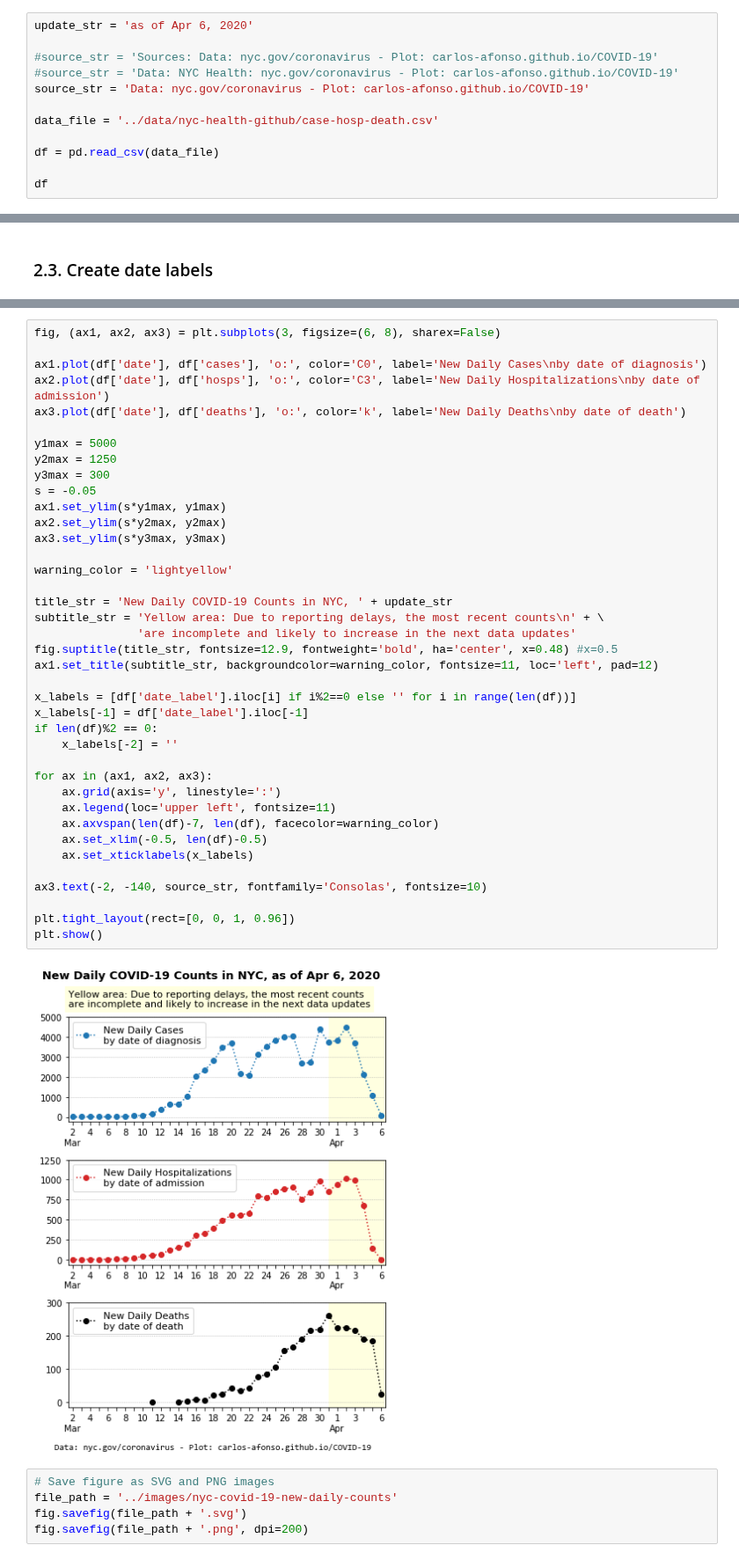
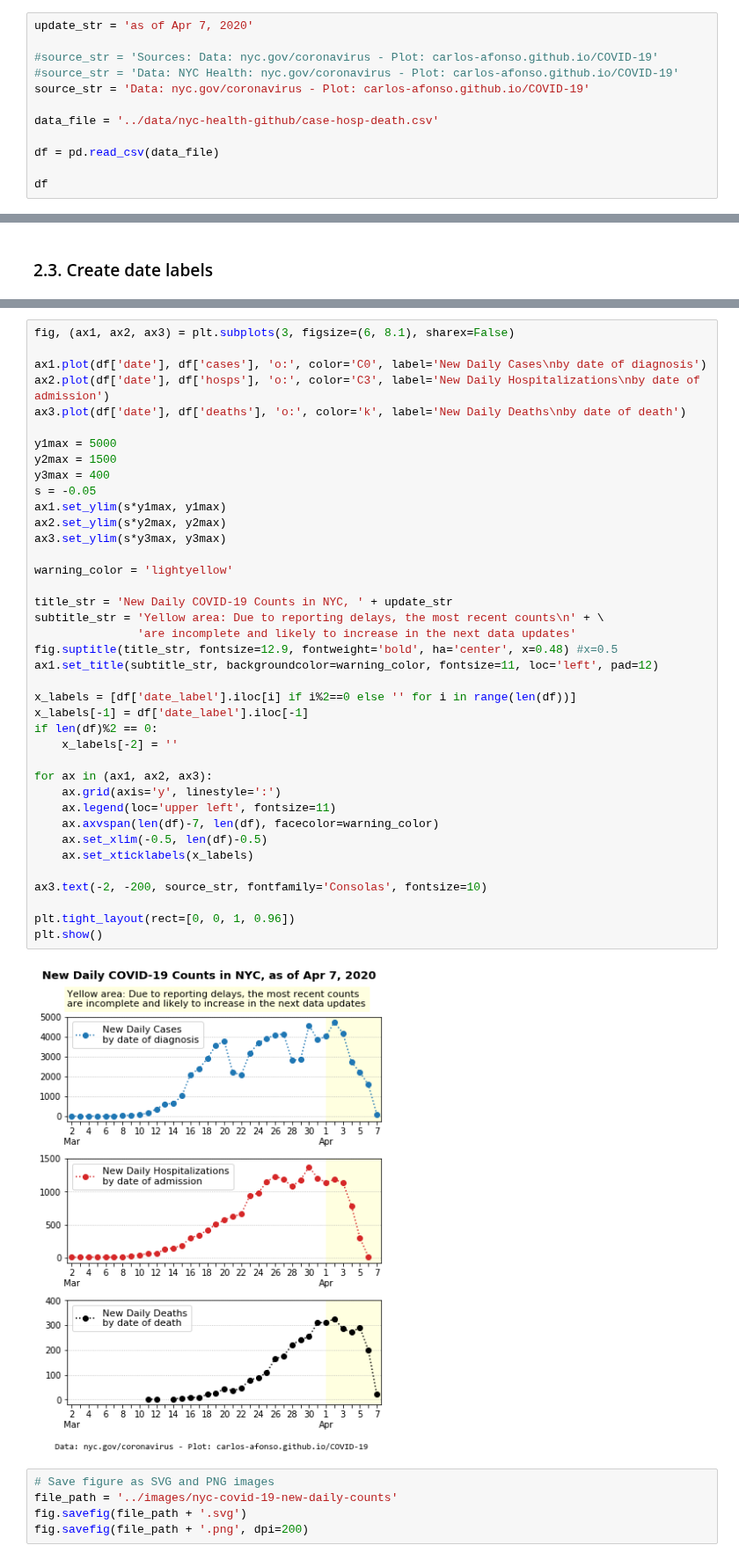
Before and after one commit to carlos-afonso/COVID-19, a Jupyter notebook: notebooks/nyc-covid-19-new-daily-counts.ipynb, the cells around one changed output, grey strips where cells are left out. Shown at 88% size. Drawn from its saved outputs; the diff is of its cells as text.

Commit message:
Updates NYC plot

```diff
--- a/notebooks/nyc-covid-19-new-daily-counts.ipynb
+++ b/notebooks/nyc-covid-19-new-daily-counts.ipynb
@@ -21,7 +21,7 @@ Data notes from the data source [https://github.com/nychealth/coronavirus-data]:
 >
 > Because of delays in reporting, the most recent data may be incomplete. Data shown currently will be updated in the future as new cases, hospitalizations, and deaths are reported.
 # %%
-update_str = 'as of Apr 6, 2020'
+update_str = 'as of Apr 7, 2020'
 
 #source_str = 'Sources: Data: nyc.gov/coronavirus - Plot: carlos-afonso.github.io/COVID-19'
 #source_str = 'Data: NYC Health: nyc.gov/coronavirus - Plot: carlos-afonso.github.io/COVID-19'
@@ -157,44 +157,44 @@ df
 # %%
-fig, (ax1, ax2, ax3) = plt.subplots(3, figsize=(6, 8), sharex=False)
+fig, (ax1, ax2, ax3) = plt.subplots(3, figsize=(6, 8.1), sharex=False)
 
 ax1.plot(df['date'], df['cases'], 'o:', color='C0', label='New Daily Cases\nby date of diagnosis')
 ax2.plot(df['date'], df['hosps'], 'o:', color='C3', label='New Daily Hospitalizations\nby date of admission')
 ax3.plot(df['date'], df['deaths'], 'o:', color='k', label='New Daily Deaths\nby date of death')
 
 y1max = 5000
-y2max = 1250
-y3max = 300
+y2max = 1500
+y3max = 400
 s = -0.05
 ax1.set_ylim(s*y1max, y1max)
 ax2.set_ylim(s*y2max, y2max)
 ax3.set_ylim(s*y3max, y3max)
 
 warning_color = 'lightyellow'
 
 title_str = 'New Daily COVID-19 Counts in NYC, ' + update_str
 subtitle_str = 'Yellow area: Due to reporting delays, the most recent counts\n' + \
                'are incomplete and likely to increase in the next data updates'
 fig.suptitle(title_str, fontsize=12.9, fontweight='bold', ha='center', x=0.48) #x=0.5
 ax1.set_title(subtitle_str, backgroundcolor=warning_color, fontsize=11, loc='left', pad=12)
 
 x_labels = [df['date_label'].iloc[i] if i%2==0 else '' for i in range(len(df))]
 x_labels[-1] = df['date_label'].iloc[-1]
 if len(df)%2 == 0:
     x_labels[-2] = ''
 
 for ax in (ax1, ax2, ax3):
     ax.grid(axis='y', linestyle=':')
     ax.legend(loc='upper left', fontsize=11)
     ax.axvspan(len(df)-7, len(df), facecolor=warning_color)
     ax.set_xlim(-0.5, len(df)-0.5)
     ax.set_xticklabels(x_labels)
 
-ax3.text(-2, -140, source_str, fontfamily='Consolas', fontsize=10)
+ax3.text(-2, -200, source_str, fontfamily='Consolas', fontsize=10)
 
 plt.tight_layout(rect=[0, 0, 1, 0.96])
 plt.show()
 # %% [output]
-[figure, old version]
+[figure, new version]
 # %%
 # Save figure as SVG and PNG images
 file_path = '../images/nyc-covid-19-new-daily-counts'
```
Also changed, not shown: parts of 5 cells of this notebook, 2 other files.
